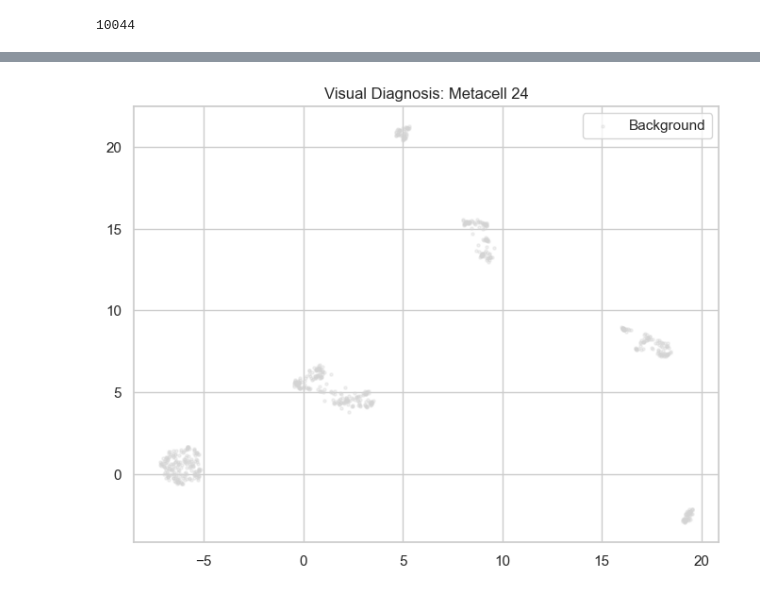
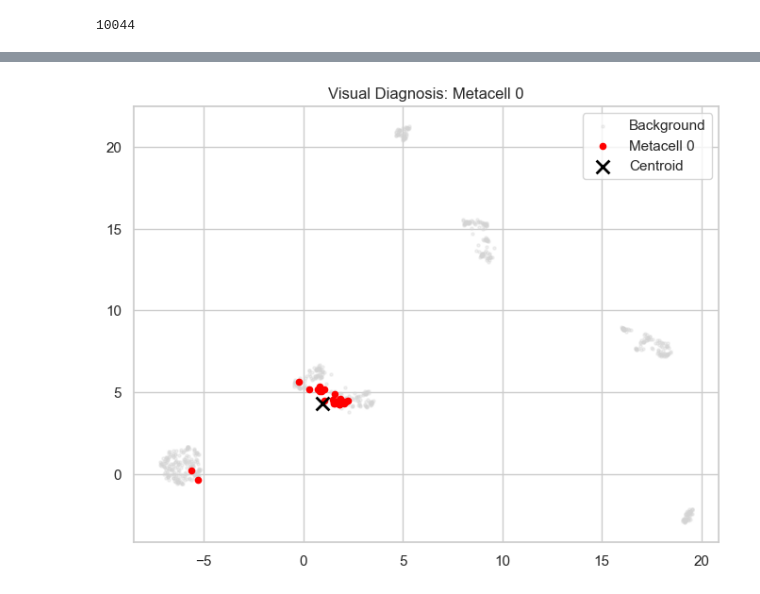
Before and after one commit to CCCKW/hstack, a Jupyter notebook: test.ipynb, the cells around one changed output, grey strips where cells are left out. Cells and saved outputs as stored; diff of their text form; code cells hidden in the pictures.

```diff
--- a/test.ipynb
+++ b/test.ipynb
@@ -342,7 +257,7 @@ sk.pl.plot_ep_score(hdata)
 # %%
-sk.pl.plot_specific_metacell(hdata, metacell_id=24, resolution=500000)
+sk.pl.plot_specific_metacell(hdata, metacell_id=0, resolution=500000)
 # %% [output]
-[figure, old version]
+[figure, new version]
 # %%
 # sk.tl.aggregate_metacell_pairs(hdata,  n_jobs=2, force_aggregate=False,
 #                              convert_to_cool=True, convert_to_mcool=True,
```
Also changed, not shown: parts of 11 cells of this notebook, 2 other files.
